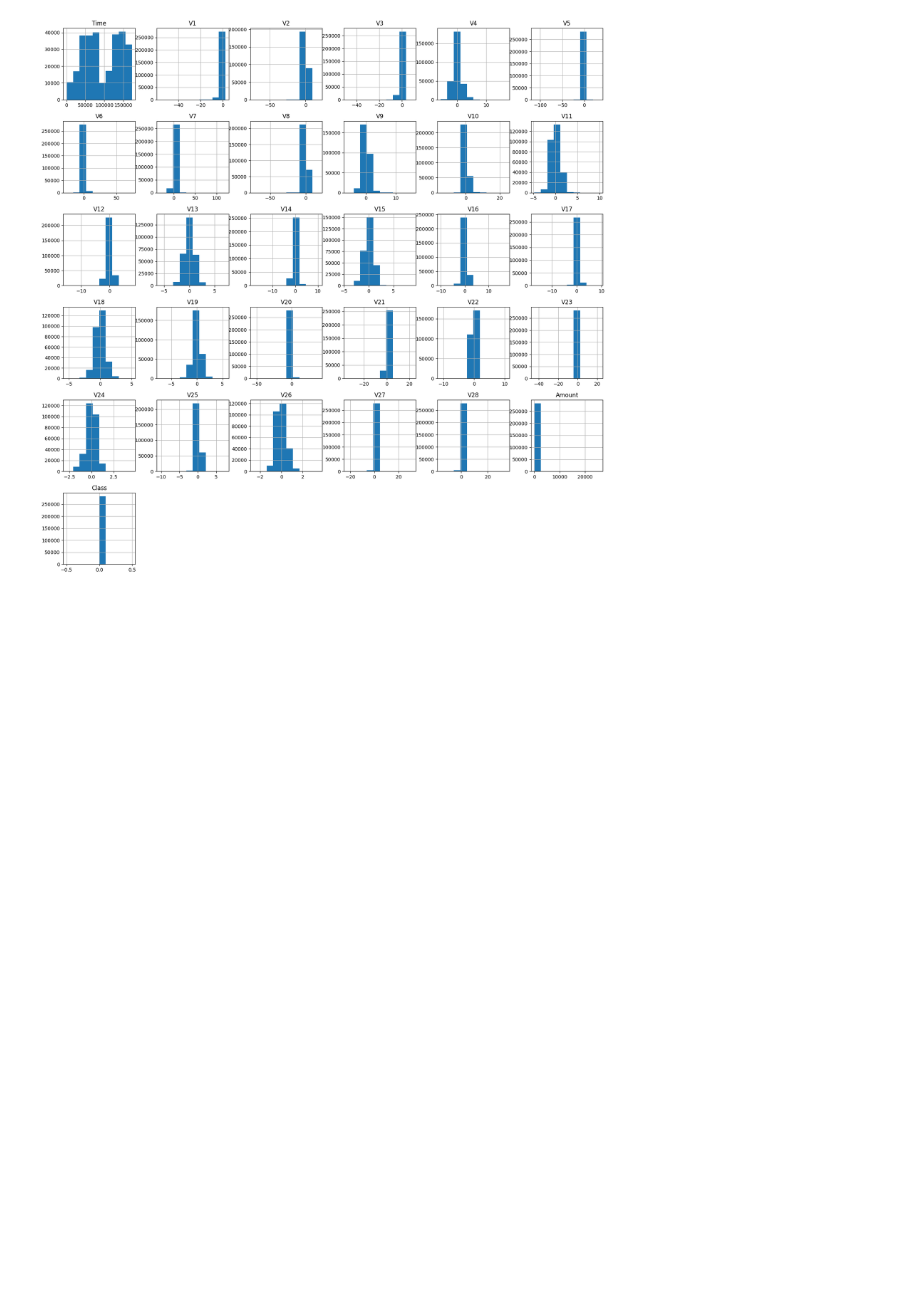
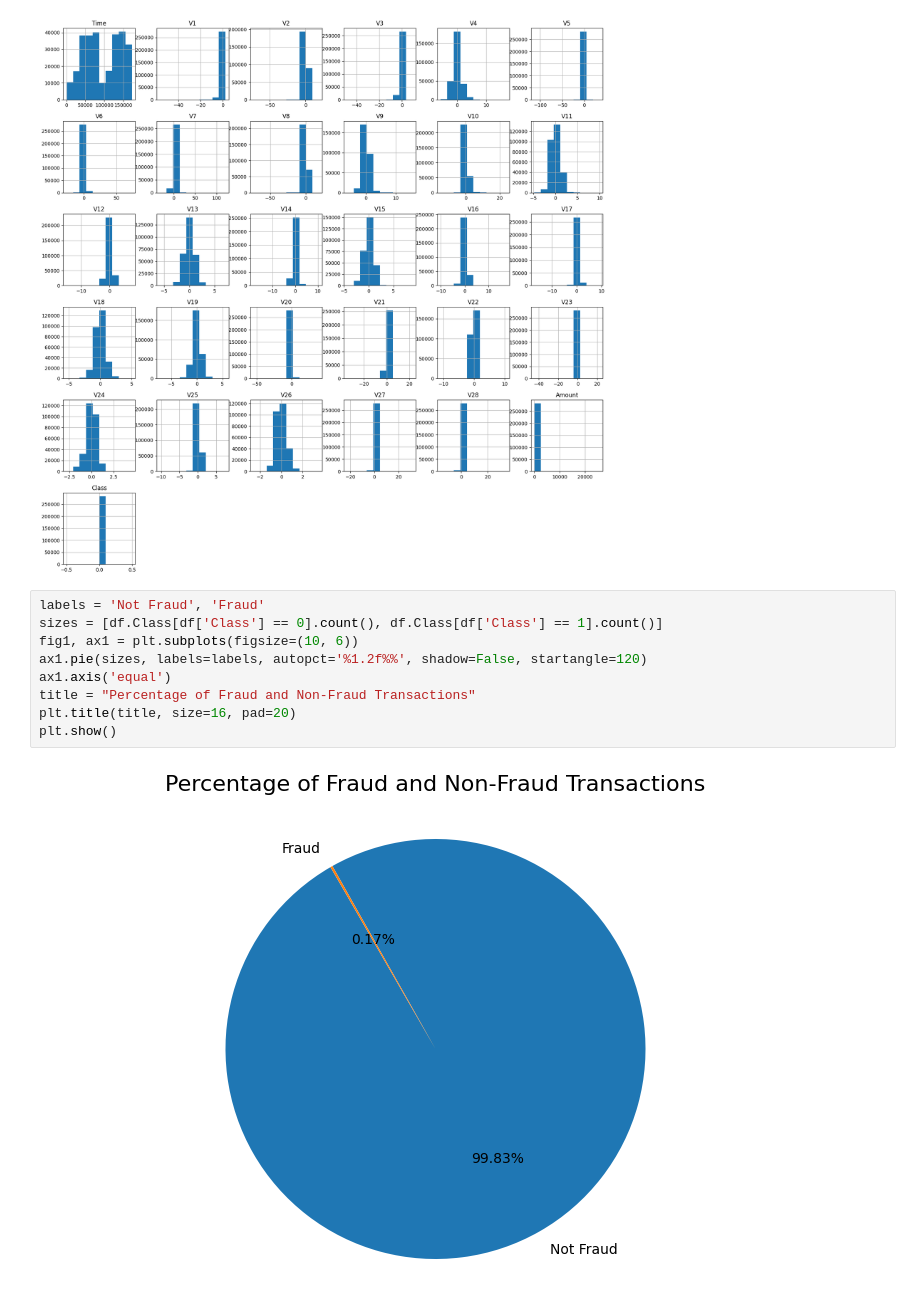
Before and after one commit to Geo-y20/Fraud-Detection, a Jupyter notebook: Fraud.ipynb, the cells around one changed output. Drawn from its saved outputs; the diff is of its cells as text; blank space fills up the shorter version.

```diff
--- a/Fraud.ipynb
+++ b/Fraud.ipynb
@@ -148,3 +148,14 @@ actual.hist(figsize = (20,20))
 plt.show()
 # %% [output]
 [figure]
+# %%
+labels = 'Not Fraud', 'Fraud'
+sizes = [df.Class[df['Class'] == 0].count(), df.Class[df['Class'] == 1].count()]
+fig1, ax1 = plt.subplots(figsize=(10, 6))
+ax1.pie(sizes, labels=labels, autopct='%1.2f%%', shadow=False, startangle=120)
+ax1.axis('equal')
+title = "Percentage of Fraud and Non-Fraud Transactions"
+plt.title(title, size=16, pad=20)
+plt.show()
+# %% [output]
+[figure, added]
```
Also changed, not shown: parts of 16 cells of this notebook.
